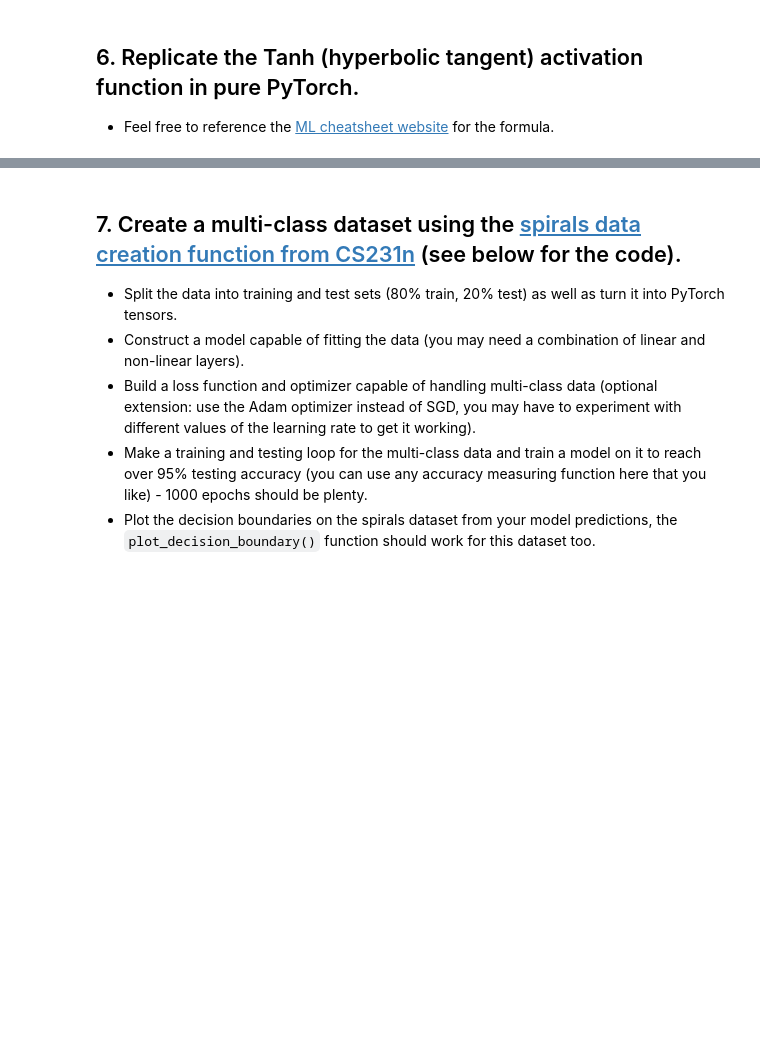
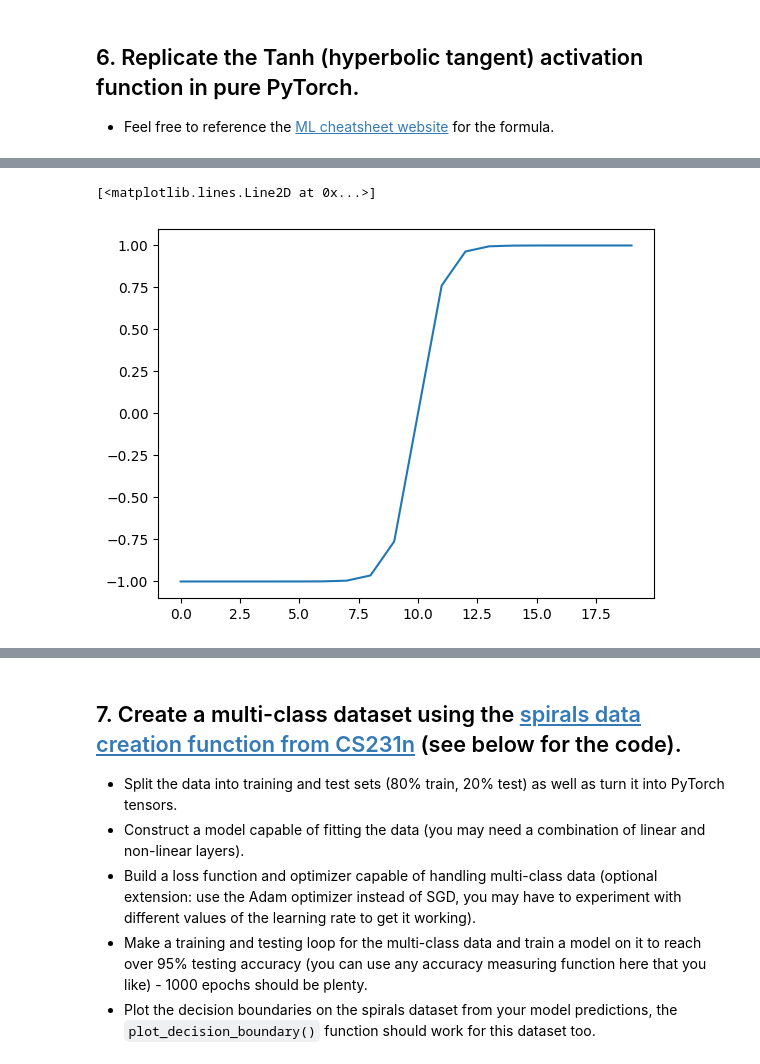
Before and after one commit to zahra-sharifzadeh/pytorch, a Jupyter notebook: extras/exercises/02_pytorch_classification_exercises.ipynb, the cells around one changed output, grey strips where cells are left out. Drawn from its saved outputs; the diff is of its cells as text; code cells hidden in the pictures; blank space fills up the shorter version.

```diff
--- a/extras/exercises/02_pytorch_classification_exercises.ipynb
+++ b/extras/exercises/02_pytorch_classification_exercises.ipynb
@@ -283,2 +333,6 @@ def plot_decision_boundary(model, X, y):
 # %%
 # Test torch.tanh() on the tensor and plot it
+plt.plot(torch.tanh(A))
+# %% [output]
+[<matplotlib.lines.Line2D at 0x...>]
+[figure, added]
```
Also changed, not shown: parts of 21 cells of this notebook.
